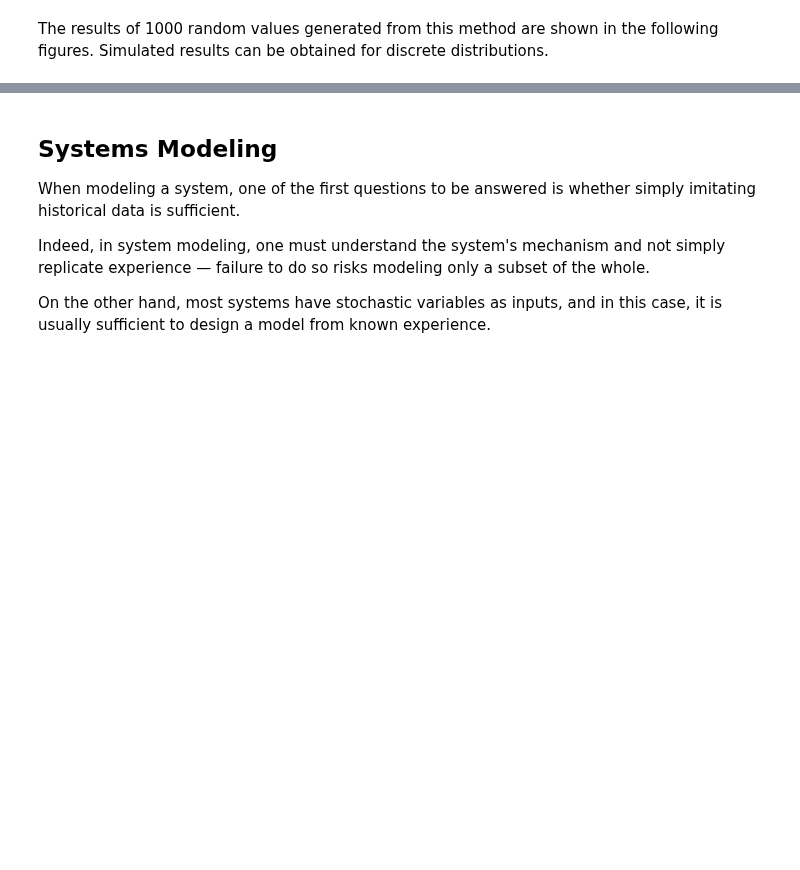
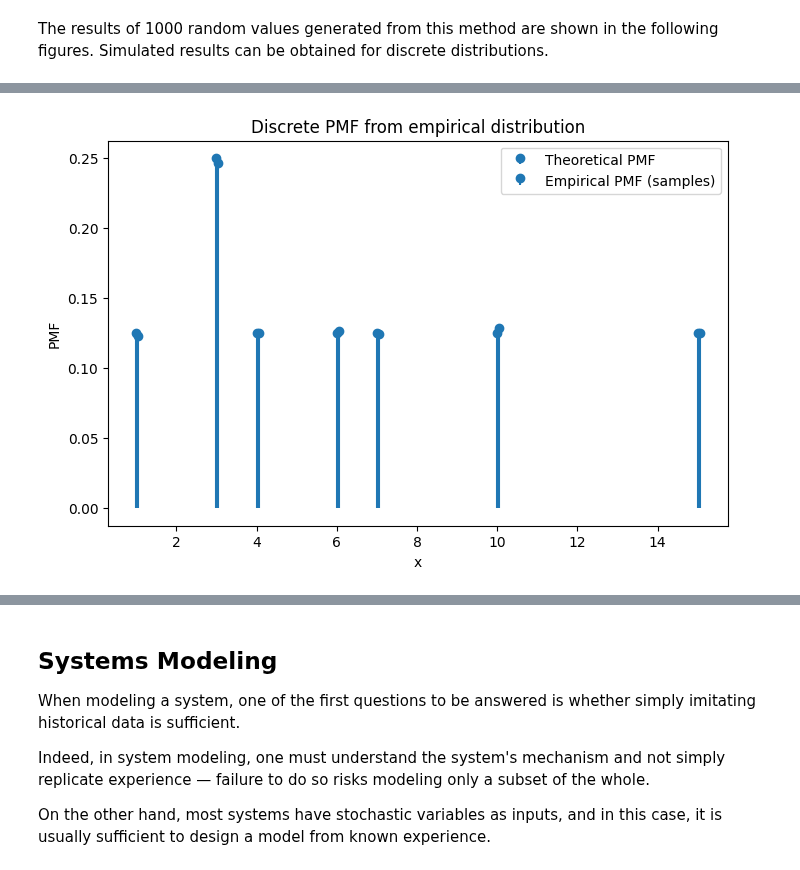
Before and after one commit to saulosgil/Disciplina_Modelagem-e-simula--o-de-sistemas, a Jupyter notebook: codes/INF301_w03_StochasticGeneratorsWhiteNoise.ipynb, the cells around one changed output, grey strips where cells are left out. Drawn from its saved outputs; the diff is of its cells as text; code cells hidden in the pictures; blank space fills up the shorter version.

```diff
--- a/codes/INF301_w03_StochasticGeneratorsWhiteNoise.ipynb
+++ b/codes/INF301_w03_StochasticGeneratorsWhiteNoise.ipynb
@@ -47,9 +47,11 @@ Determine the sequence of numbers generated by an LCG with $a = 5$, $c = 3$, $m
 import numpy as np
 import matplotlib.pyplot as plt
 
-N = 20; Z0 = 7; a = 5; c = 3; m = 16;
-Z = np.zeros(N); U = np.zeros(N)
-Z[0] = Z0; U[0] = Z0/m;
+N = 20; Z0 = 7; a = 5; c = 3; m = 16
+Z = np.zeros(N)
+U = np.zeros(N)
+Z[0] = Z0
+U[0] = Z0/m
 
 for i in range(N - 1):
     Z[i+1] = (a*Z[i]+c) % m
@@ -645,0 +652,85 @@ plt.show()
+# %%
+import numpy as np
+import matplotlib.pyplot as plt
+
+# -----------------------------
+# Data define the distribution
+# -----------------------------
+x_data = np.array([1, 3, 3, 4, 6, 7, 10, 15])
+n = x_data.size
+
+# Support (unique values), PMF, and CDF levels
+support, counts = np.unique(x_data, return_counts=True)
+pmf = counts / n
+cdf = np.cumsum(pmf)
+
+# -----------------------------
+# (A) Sample with inverse transform
+# -----------------------------
+N = 10_000
+u = np.random.rand(N)
+# idx = smallest index where CDF >= u
+idx = np.searchsorted(cdf, u, side="left")
+X = support[idx]  # samples from the empirical distribution
+
+# -----------------------------
+# (B) Empirical estimates from X
+# -----------------------------
+# Estimated PMF from the samples
+emp_support, emp_counts = np.unique(X, return_counts=True)
+emp_pmf = emp_counts / N
+emp_cdf = np.cumsum(emp_pmf)
+
+# -----------------------------
+# (C) Plot PMF (theoretical vs empirical)
+# -----------------------------
+plt.figure(figsize=(8,5))
+plt.stem(support, pmf, basefmt=" ", label="Theoretical PMF")
+plt.stem(emp_support + 0.05, emp_pmf, basefmt=" ",
+         label="Empirical PMF (samples)")  # small shift for visibility
+plt.xlabel("x")
+plt.ylabel("PMF")
+plt.title("Discrete PMF from empirical distribution")
+plt.legend()
+plt.show()
+
+# -----------------------------
+# (D) Plot CDF (theoretical vs empirical)
+# -----------------------------
+plt.figure(figsize=(8,5))
+# Theoretical CDF: right-continuous step
+plt.step(support, cdf, where="post", label="Theoretical CDF")
+# Empirical CDF from samples on same support
+plt.step(emp_support, emp_cdf, where="post", label="Empirical CDF (samples)")
+plt.xlabel("x")
+plt.ylabel("F(x)")
+plt.title("CDF from empirical distribution")
+plt.ylim(-0.02, 1.02)
+plt.legend()
+plt.show()
+
+# -----------------------------
+# (E) Optional: functions F(x) and Finv(p)
+# -----------------------------
+# Right-continuous empirical CDF
+def F(x):
+    x = np.asarray(x)
+    # count how many data points (from original x_data) are <= x
+    # use the original sorted sample for exact ECDF:
+    x_sorted = np.sort(x_data)
+    return np.searchsorted(x_sorted, x, side="right") / n
+
+# Inverse CDF (quantile) on [0,1]
+def Finv(p):
+    p = np.asarray(p)
+    p = np.clip(p, 0.0, 1.0)
+    # map p to smallest support value whose CDF >= p
+    idx = np.searchsorted(cdf, p, side="left")
+    idx = np.minimum(idx, support.size - 1)
+    return support[idx]
+
+# Quick checks:
+print("F(3) =", F(3))          # should be 3/8 = 0.375
+print("Finv(0.74) =", Finv(0.74))  # should return 7 (since CDF jumps to 0.75 at x=7)
+# %% [output]
+[figure, added]
```
Also changed, not shown: parts of 3 cells of this notebook.
